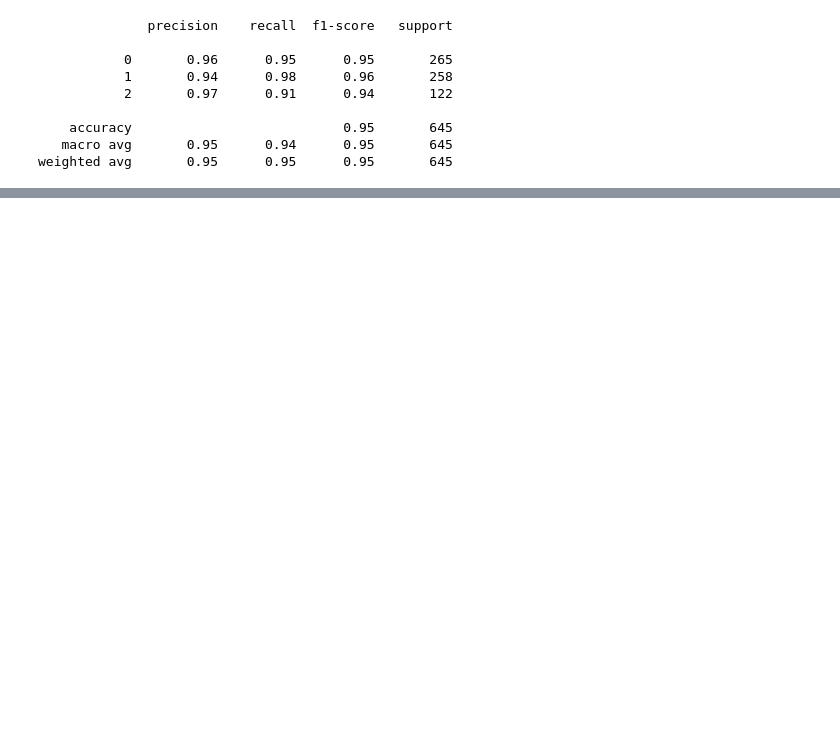
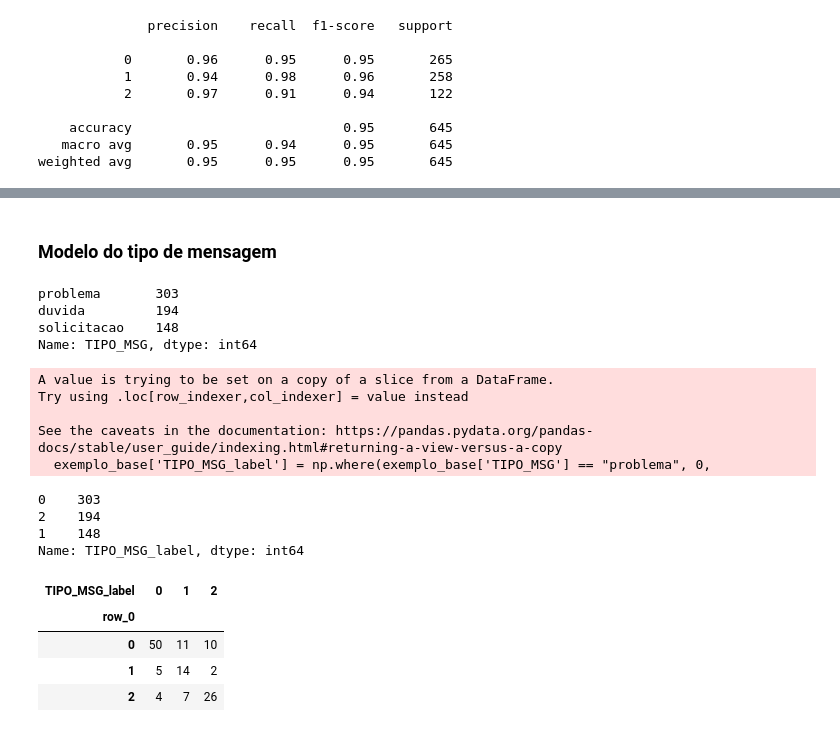
Before and after one commit to FlaviaCostaWill/diretorio_trabalho, a Jupyter notebook: Análise de sentimento/7. Salva joblib-MLP.ipynb, the cells around one changed output, grey strips where cells are left out. Saved outputs shown, nothing was run; the diff lists cells and outputs as text; code cells hidden in the pictures; blank space fills up the shorter version.

```diff
--- a/Análise de sentimento/7. Salva joblib-MLP.ipynb
+++ b/Análise de sentimento/7. Salva joblib-MLP.ipynb
@@ -171,0 +215,46 @@ print(classification_report(base_predita['SENTIMENTO_label'], base_predita['sent
+# %% [markdown]
+### Modelo do tipo de mensagem
+# %%
+exemplo_base['TIPO_MSG'].value_counts()
+# %% [output]
+problema       303
+duvida         194
+solicitacao    148
+Name: TIPO_MSG, dtype: int64
+# %%
+exemplo_base['TIPO_MSG_label'] = np.where(exemplo_base['TIPO_MSG'] == "problema", 0,
+                                            np.where(exemplo_base['TIPO_MSG'] == "solicitacao", 1, 2 ))
+# %% [output]
+A value is trying to be set on a copy of a slice from a DataFrame.
+Try using .loc[row_indexer,col_indexer] = value instead
+
+See the caveats in the documentation: https://pandas.pydata.org/pandas-docs/stable/user_guide/indexing.html#returning-a-view-versus-a-copy
+  exemplo_base['TIPO_MSG_label'] = np.where(exemplo_base['TIPO_MSG'] == "problema", 0,
+# %%
+exemplo_base['TIPO_MSG_label'].value_counts()
+# %% [output]
+0    303
+2    194
+1    148
+Name: TIPO_MSG_label, dtype: int64
+# %%
+
+vetorizador = TfidfVectorizer()
+X = vetorizador.fit_transform(exemplo_base['ds_message'])
+y = exemplo_base.TIPO_MSG_label
+
+x_train, x_test, y_train, y_test = train_test_split(X
+                                                    , exemplo_base.TIPO_MSG_label
+                                                    , random_state=42, test_size=0.20)
+# %%
+clf_tipo_msg = MLPClassifier(solver='lbfgs', hidden_layer_sizes= 250, activation = 'relu', warm_start = True)
+clf_tipo_msg.fit(x_train, y_train)
+
+y_predicted = clf_tipo_msg.predict(x_test)
+pd.crosstab(y_predicted, y_test)
+# %% [output]
+| TIPO_MSG_label | 0 | 1 | 2 |
+| row_0 |  |  |  |
+| 0 | 50 | 11 | 10 |
+| 1 | 5 | 14 | 2 |
+| 2 | 4 | 7 | 26 |
```
Also changed, not shown: parts of 9 cells of this notebook.
